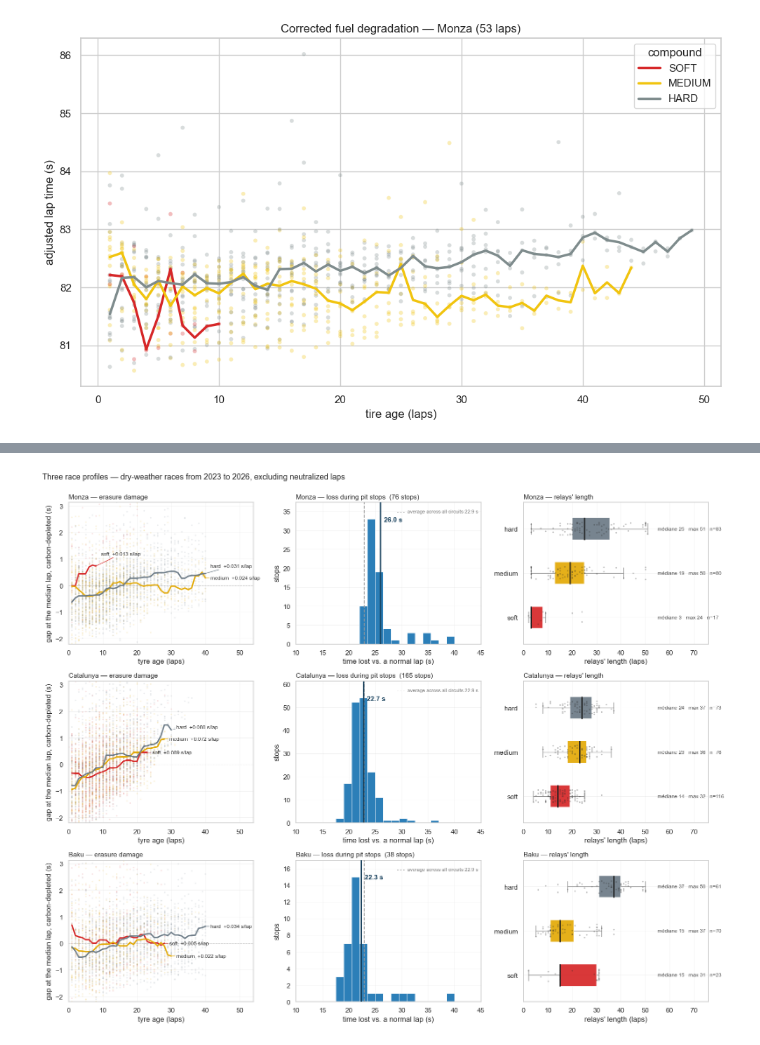
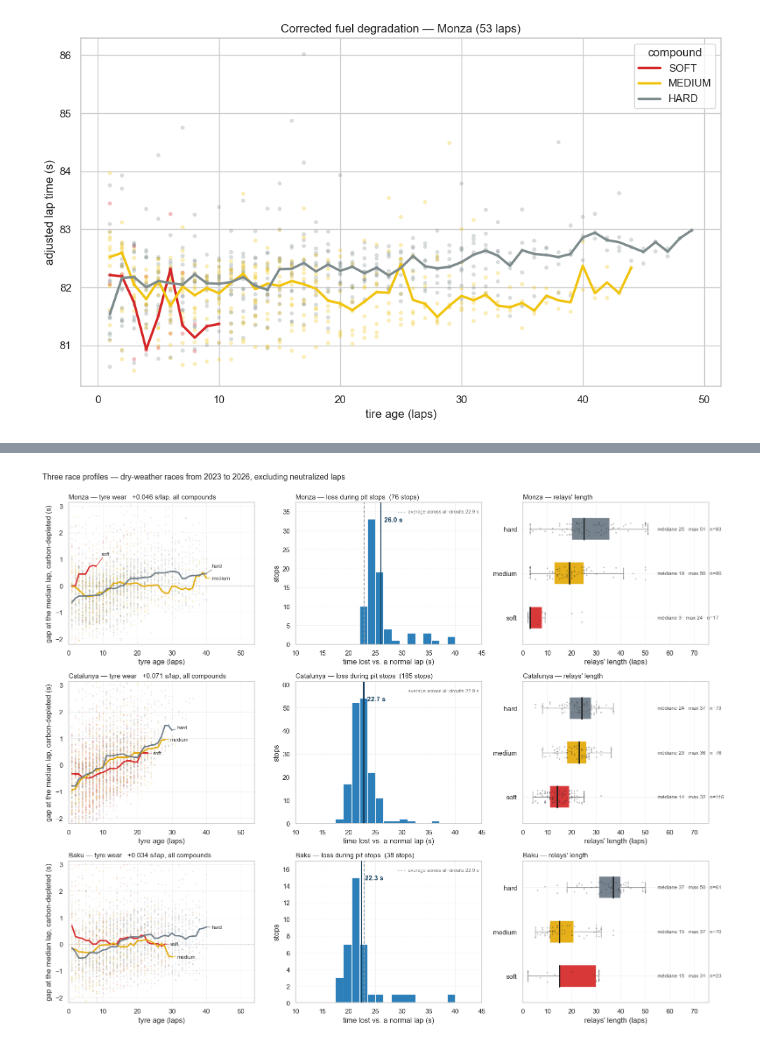
Before and after one commit to NathanLeDev/formula1-stint-optimizer, a Jupyter notebook: app/data-viz.ipynb, the cells around one changed output, grey strips where cells are left out. Cells and saved outputs as stored; diff of their text form; code cells hidden in the pictures.

```diff
--- a/app/data-viz.ipynb
+++ b/app/data-viz.ipynb
@@ -554,7 +580,7 @@ MAX_AGE = 40
 
 # times adjusted to the median lap time of THEIR race (performance levels vary
 # from one season to the next), then adjusted for the track's gradient.
-fuel = fits.query("param == 'fuel'").groupby("circuit")["value"].median()
+fuel = fits.groupby("circuit")["fuel"].median()
 cloud = base[base["circuit"].isin(THREE) & (base["age"] <= MAX_AGE)].copy()
 per_race = cloud.groupby("session_key")
 cloud["gap"] = (cloud["lap_duration"] - per_race["lap_duration"].transform("median")
@@ -592,9 +618,7 @@ for line, circuit in enumerate(THREE):
         med = pts.groupby("age")["gap"].agg(["median", "size"])
         med = med[med["size"] >= 5]["median"].rolling(3, center=True, min_periods=1).median()
         ax.plot(med.index, med.values, color=COMPOUND[gom], lw=2.2, zorder=3, solid_capstyle="round")
-        slope = deg.loc[circuit, gom]
-        fins.append((med.values[-1], med.index[-1], COMPOUND[gom],
-                     f"{gom.lower()}  {slope:+.3f} s/lap" if pd.notna(slope) else gom.lower()))
+        fins.append((med.values[-1], med.index[-1], COMPOUND[gom], gom.lower()))
     for y, (y0, x0, color, text) in zip(
             no_overlap([f[0] for f in fins], 0.085 * (ylim[1] - ylim[0])), fins):
         ax.annotate(text, (x0, y0), xytext=(x0 + 1.5, y), fontsize=8.5, va="center",
@@ -603,7 +627,9 @@ for line, circuit in enumerate(THREE):
     ax.axhline(0, color="#9a9a9a", lw=0.8, ls=":", zorder=0)
     ax.set(xlim=(0, MAX_AGE + 14), ylim=ylim, xlabel="tyre age (laps)",
            ylabel="gap at the median lap, carbon-depleted (s)")
-    ax.set_title(f"{circuit} — erasure damage", loc="left", fontsize=11)
+    pente = deg.loc[circuit, "slope (s/lap)"]
+    ax.set_title(f"{circuit} — tyre wear" + (f"   {pente:+.3f} s/lap, all compounds"
+                 if pd.notna(pente) else ""), loc="left", fontsize=11)
 
     # --- loss au stand ---------------------------------------------------------------
     ax = axes[line, 1]
@@ -621,31 +647,31 @@ for line, circuit in enumerate(THREE):
            xlabel="time lost vs. a normal lap (s)", ylabel="stops")
     ax.set_title(f"{circuit} — loss during pit stops  ({len(p)} stops)", loc="left", fontsize=11)
 
     # --- relays' length ----------------------------------------------------------
     ax = axes[line, 2]
     r = relays[relays["circuit"] == circuit]
     present = [g for g in SECS if (r["compound"] == g).sum() >= 5]
     for i, gom in enumerate(present):
         n = r.loc[r["compound"] == gom, "n_laps"]
         ax.boxplot([n], positions=[i], vert=False, widths=0.5, showfliers=False,
                    patch_artist=True, medianprops=dict(color="#1a1a1a", lw=2),
                    boxprops=dict(facecolor=COMPOUND[gom], edgecolor="white", lw=1.2, alpha=0.92),
                    whiskerprops=dict(color="#8a8a8a"), capprops=dict(color="#8a8a8a"))
         ax.scatter(n, i + alea.uniform(-0.15, 0.15, len(n)), s=6, color="#2b2b2b",
                    alpha=0.3, lw=0, zorder=3)
         ax.annotate(f"médiane {n.median():.0f}   max {n.max():.0f}   n={len(n)}",
                     (max_relays + 4, i), ha="left", va="center", fontsize=8.5, color="#4a4a4a")
     ax.set(yticks=range(len(present)), yticklabels=[g.lower() for g in present],
            xlim=(0, max_relays + 25), ylim=(-0.6, len(present) - 0.4),
            xlabel="relays' length (laps)")
     ax.set_title(f"{circuit} — relays' length", loc="left", fontsize=11)
 
 for ax in axes.flat:
     ax.grid(alpha=0.3, lw=0.6)
     ax.set_axisbelow(True)
 
 fig.suptitle("Three race profiles — dry-weather races from 2023 to 2026, excluding neutralized laps",
              fontsize=13, x=0.006, ha="left")
 fig.tight_layout(rect=(0, 0, 1, 0.985))
 # %% [output]
-[figure, old version]
+[figure, new version]
```
Also changed, not shown: parts of 6 cells of this notebook.
